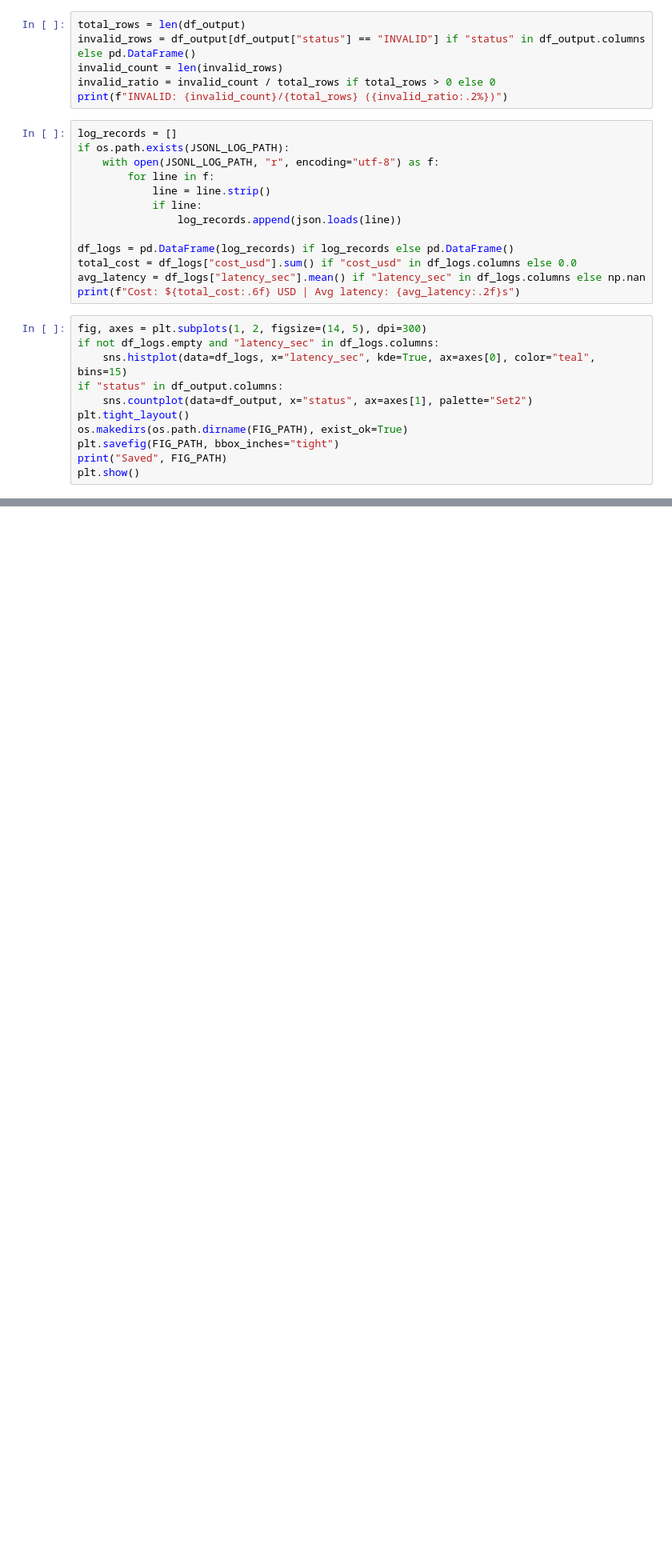
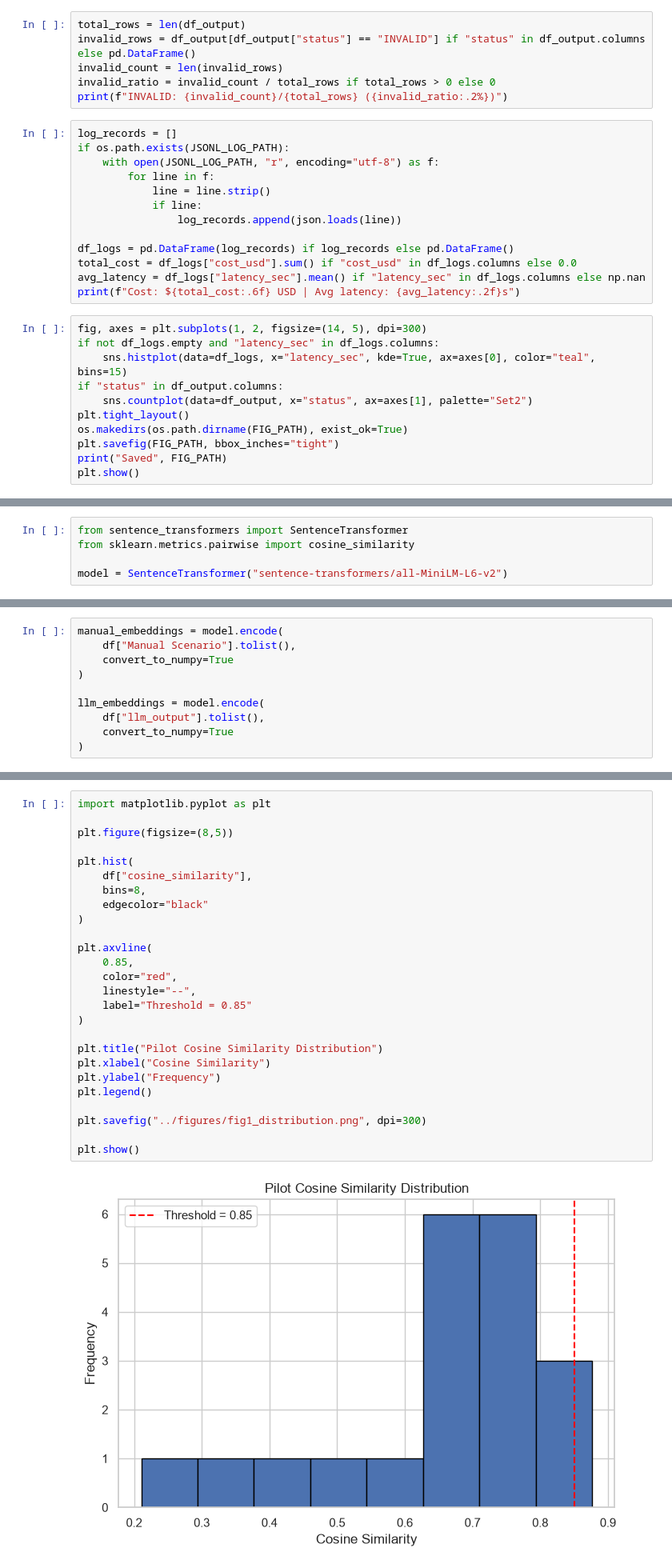
Before and after one commit to khanhkhanh55355/RT-SWT-003-nhom3, a Jupyter notebook: results/pilot_analysis.ipynb, the cells around one changed output, grey strips where cells are left out. Shown at 80% size. Drawn from its saved outputs; the diff is of its cells as text; blank space fills up the shorter version.

Commit message:
Complete MS pilot analysis

```diff
--- a/results/pilot_analysis.ipynb
+++ b/results/pilot_analysis.ipynb
@@ -48,0 +108,5 @@ plt.show()
+# %%
+from sentence_transformers import SentenceTransformer
+from sklearn.metrics.pairwise import cosine_similarity
+
+model = SentenceTransformer("sentence-transformers/all-MiniLM-L6-v2")
@@ -48,0 +115,10 @@ plt.show()
+# %%
+manual_embeddings = model.encode(
+    df["Manual Scenario"].tolist(),
+    convert_to_numpy=True
+)
+
+llm_embeddings = model.encode(
+    df["llm_output"].tolist(),
+    convert_to_numpy=True
+)
@@ -48,0 +240,28 @@ plt.show()
+# %%
+import matplotlib.pyplot as plt
+
+plt.figure(figsize=(8,5))
+
+plt.hist(
+    df["cosine_similarity"],
+    bins=8,
+    edgecolor="black"
+)
+
+plt.axvline(
+    0.85,
+    color="red",
+    linestyle="--",
+    label="Threshold = 0.85"
+)
+
+plt.title("Pilot Cosine Similarity Distribution")
+plt.xlabel("Cosine Similarity")
+plt.ylabel("Frequency")
+plt.legend()
+
+plt.savefig("../figures/fig1_distribution.png", dpi=300)
+
+plt.show()
+# %% [output]
+[figure, added]
```
Also changed, not shown: parts of 11 cells of this notebook, 8 other files.
